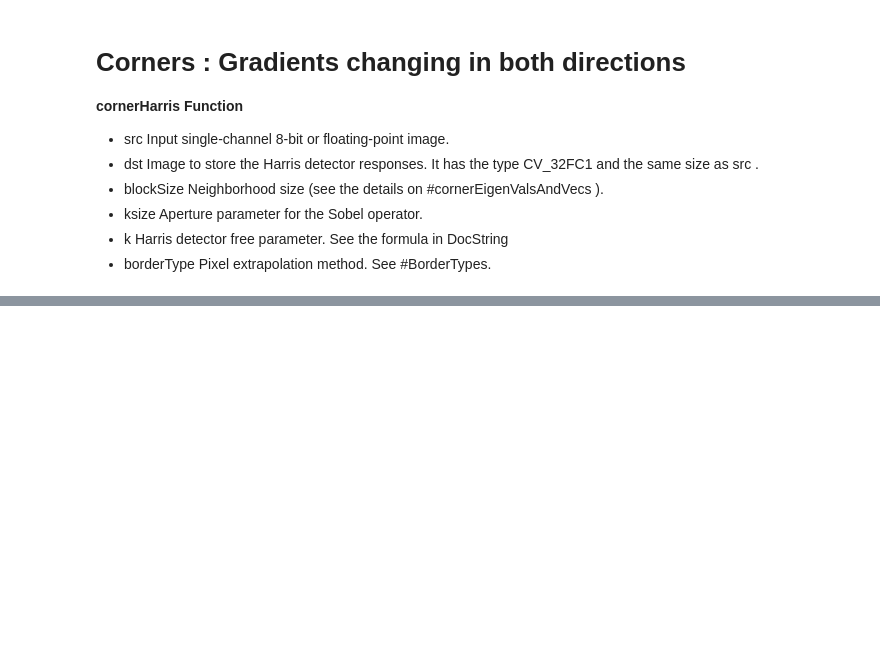
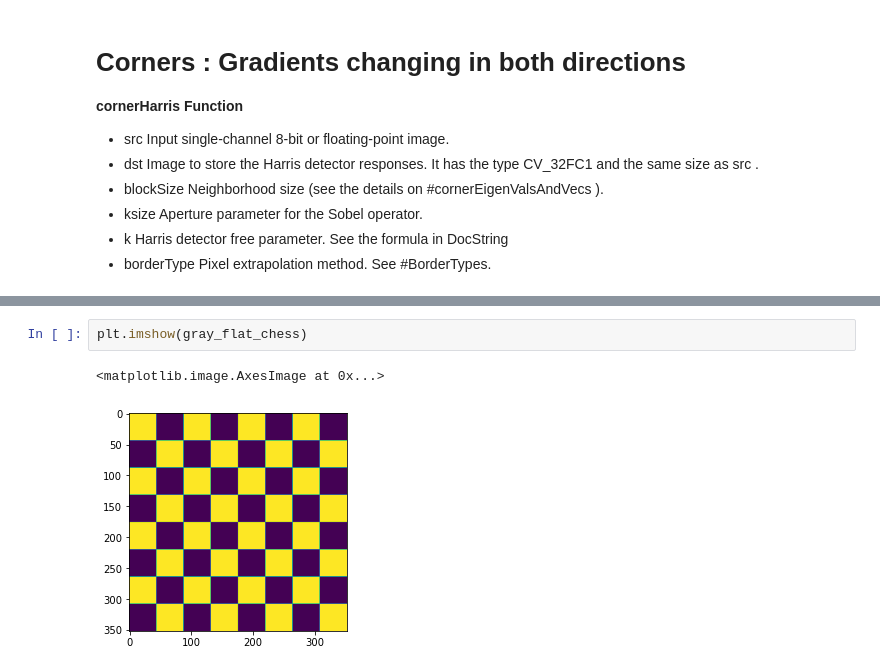
Before and after one commit to darshil0805/OpenCVCourse, a Jupyter notebook: Corner-Detection.ipynb, the cells around one changed output, grey strips where cells are left out. Drawn from its saved outputs; the diff is of its cells as text; blank space fills up the shorter version.

```diff
--- a/Corner-Detection.ipynb
+++ b/Corner-Detection.ipynb
@@ -29,0 +89,5 @@ plt.imshow(gray_flat_chess,cmap='gray')
+# %%
+plt.imshow(gray_flat_chess)
+# %% [output]
+<matplotlib.image.AxesImage at 0x...>
+[figure, added]
```
Also changed, not shown: parts of 8 cells of this notebook, 7 other files.
